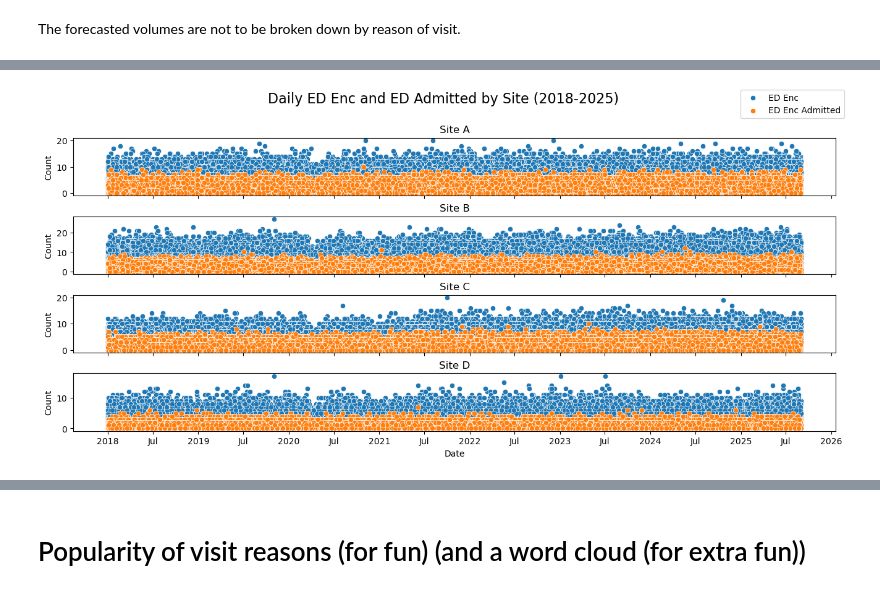
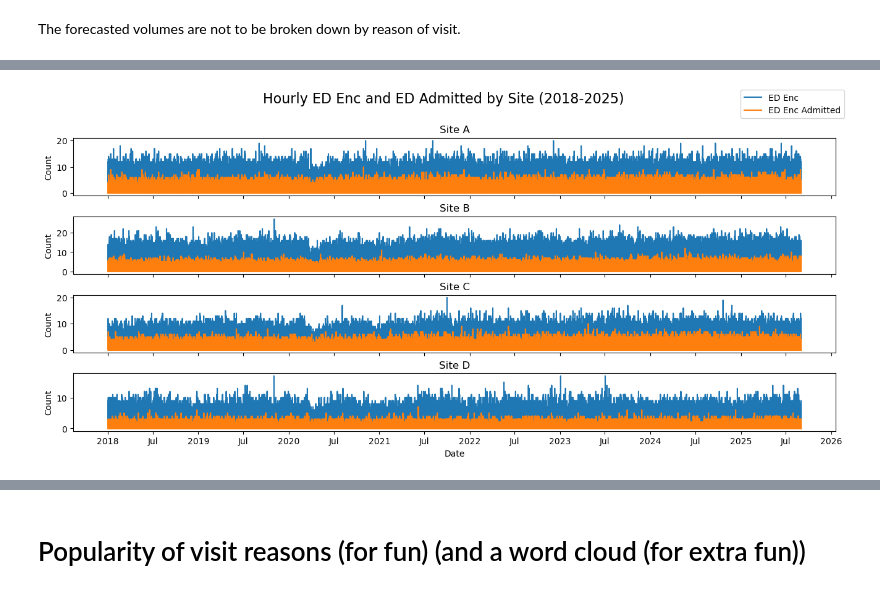
Before and after one commit to southdakotamines-datascience/dsu-no-sleep, a Jupyter notebook: explore.ipynb, the cells around one changed output, grey strips where cells are left out. Saved outputs shown, nothing was run; the diff lists cells and outputs as text; code cells hidden in the pictures.

```diff
--- a/explore.ipynb
+++ b/explore.ipynb
@@ -66,33 +67,32 @@ There are sites: B, A, D, C
 # %%
 import matplotlib.dates as mdates
 fig, axes = plt.subplots(4, 1, layout="constrained", figsize=(13, 6), sharex=True, sharey="row")
 
 plot_df = df.group_by("Site", "Date", "Hour").agg(
     pl.col("ED Enc").sum().alias("ED Enc"),
     pl.col("ED Enc Admitted").sum().alias("ED Enc Admitted")
 ).with_columns(
     pl.datetime(
         pl.col("Date").dt.year(),
         pl.col("Date").dt.month(),
         pl.col("Date").dt.day(),
         pl.col("Hour")
     ).alias("Date"))
 
 for i, site in enumerate(['A', 'B', 'C', 'D']):
-    sns.scatterplot(data=plot_df.filter(pl.col('Site') == site),
+    sns.lineplot(data=plot_df.filter(pl.col('Site') == site),
                     x='Date', y='ED Enc', ax=axes[i], label="ED Enc" if i == 0 else "", legend=False)
-    sns.scatterplot(data=plot_df.filter(pl.col('Site') == site),
+    sns.lineplot(data=plot_df.filter(pl.col('Site') == site),
                     x='Date', y='ED Enc Admitted', ax=axes[i], label="ED Enc Admitted" if i == 0 else "", legend=False)
     axes[i].set_title(f'Site {site}')
     axes[i].set_xlabel('Date')
     axes[i].set_ylabel('Count')
     axes[i].xaxis.set_major_locator(mdates.AutoDateLocator(minticks=10, maxticks=20))
     axes[i].xaxis.set_major_formatter(mdates.ConciseDateFormatter(axes[i].xaxis.get_major_locator()))
 
-
 fig.legend(loc='outside upper right')
-fig.suptitle('Daily ED Enc and ED Admitted by Site (2018-2025)', fontsize=16)
+fig.suptitle('Hourly ED Enc and ED Admitted by Site (2018-2025)', fontsize=16)
 
 plt.show()
 # %% [output]
-[figure, old version]
+[figure, new version]
```
Also changed, not shown: parts of 11 cells of this notebook, 1 other file.
